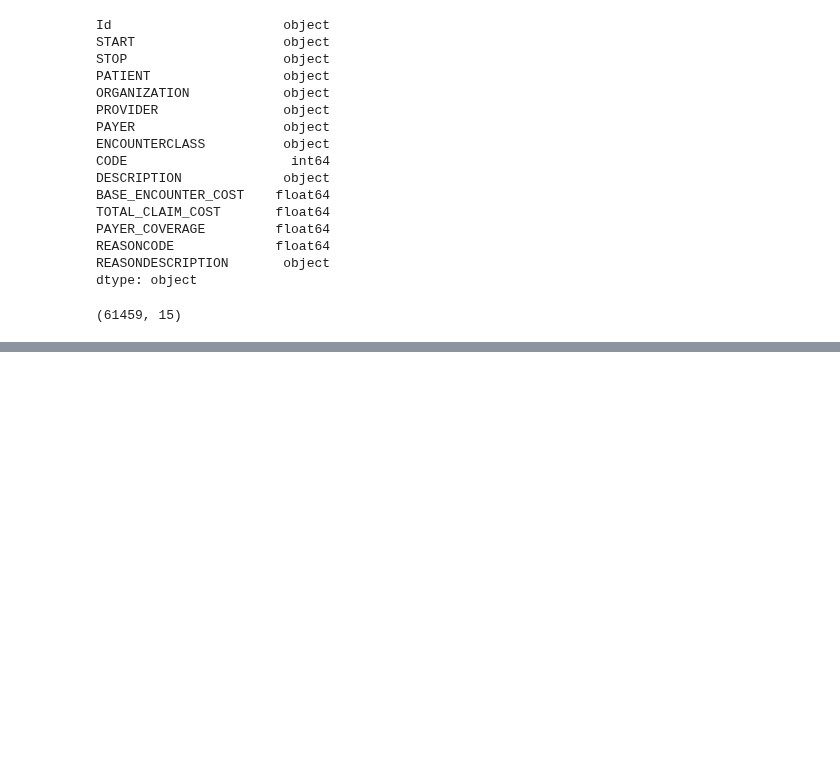
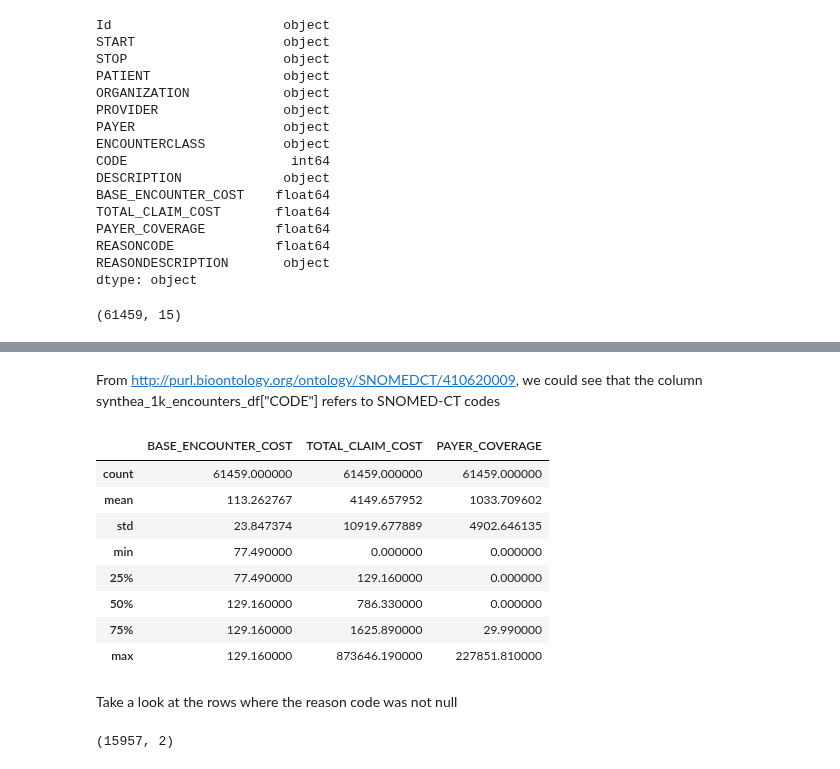
Before and after one commit to Orthologues/VAEQL_plus_Imputation, a Jupyter notebook: data_exploration.ipynb, the cells around one changed output, grey strips where cells are left out. Cells and saved outputs as stored; diff of their text form; code cells hidden in the pictures; blank space fills up the shorter version.

```diff
--- a/data_exploration.ipynb
+++ b/data_exploration.ipynb
@@ -1303,0 +1318,3 @@ synthea_1k_encounters_df.shape
+# %%
+synthea_1k_encounters_df["CODE"] = synthea_1k_encounters_df["CODE"].astype("category")
+synthea_1k_encounters_df["REASONCODE"] = synthea_1k_encounters_df["REASONCODE"].astype("category")
@@ -1305,0 +1350,20 @@ synthea_1k_encounters_df
+# %% [markdown]
+From <a>http://purl.bioontology.org/ontology/SNOMEDCT/410620009</a>, we could see that the column synthea_1k_encounters_df["CODE"] refers to SNOMED-CT codes
+# %%
+synthea_1k_encounters_df.describe()
+# %% [output]
+|  | BASE_ENCOUNTER_COST | TOTAL_CLAIM_COST | PAYER_COVERAGE |
+| count | 61459.000000 | 61459.000000 | 61459.000000 |
+| mean | 113.262767 | 4149.657952 | 1033.709602 |
+| std | 23.847374 | 10919.677889 | 4902.646135 |
+| min | 77.490000 | 0.000000 | 0.000000 |
+| 25% | 77.490000 | 129.160000 | 0.000000 |
+| 50% | 129.160000 | 786.330000 | 0.000000 |
+| 75% | 129.160000 | 1625.890000 | 29.990000 |
+| max | 129.160000 | 873646.190000 | 227851.810000 |
+# %% [markdown]
+Take a look at the rows where the reason code was not null
+# %%
+synthea_1k_encounters_df[["REASONCODE", "REASONDESCRIPTION"]].loc[synthea_1k_encounters_df.REASONCODE.notna()].shape
+# %% [output]
+(15957, 2)
```
Also changed, not shown: parts of 48 cells of this notebook.
